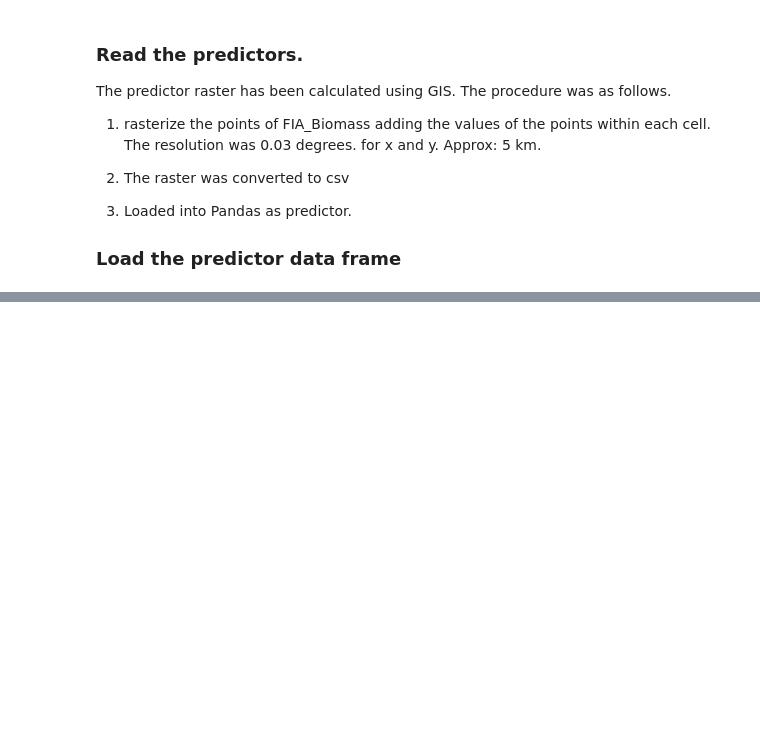
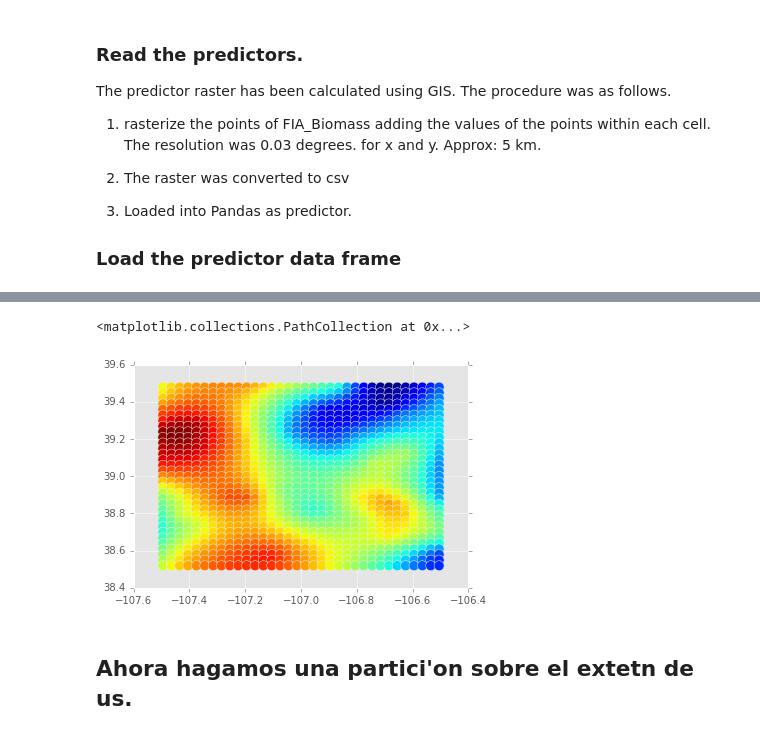
Before and after one commit to molgor/spystats, a Jupyter notebook: notebooks/demo/Kriging_with_a_given_model.ipynb, the cells around one changed output, grey strips where cells are left out. Cells and saved outputs as stored; diff of their text form; code cells hidden in the pictures; blank space fills up the shorter version.

```diff
--- a/notebooks/demo/Kriging_with_a_given_model.ipynb
+++ b/notebooks/demo/Kriging_with_a_given_model.ipynb
@@ -265,0 +187,15 @@ plt.scatter(pred_section.Lon,pred_section.Lat,c=Sx, s=100)
+# %%
+def PredictHere(observations_df,predictions_df,coef_meanf,model=model):
+    obsvg = tools.Variogram(observations_df,'logBiomass',model=model)
+    beta = coef_meanf
+    obs_m_vals = _getbetaX(obsvg.data.logSppN,beta)
+    pred_m_vals = _getbetaX(predictions_df.logSppN,beta)
+    SSx = Predict(variogram_object=obsvg,
+                  predicted_dataframe=predictions_df,
+                  observed_mean_values=obs_m_vals,
+                  predicted_mean_values=pred_m_vals,
+                  response_variable="logBiomass")
+    Sx = pd.DataFrame({'Sx' : SSx})
+    Sx = Sx.set_index(predictions_df.index)
+    S = pd.concat([Sx,predictions_df],axis=1)
+    return S # pd.concat([predictions_df,Sx],axis=0)
@@ -265,0 +233,10 @@ plt.scatter(pred_section.Lon,pred_section.Lat,c=Sx, s=100)
+# %%
+SSSx = PredictHere(observations_df=section,predictions_df=pred_section,coef_meanf=beta)
+# %%
+plt.scatter(SSSx.Lon,SSSx.Lat,c=SSSx.Sx, s=100)
+#plt.scatter(section.LON,section.LAT,c='red')
+# %% [output]
+<matplotlib.collections.PathCollection at 0x...>
+[figure, added]
+# %% [markdown]
+## Ahora hagamos una partici'on sobre el extetn de us.
```
Also changed, not shown: parts of 82 cells of this notebook, 1 other file.
